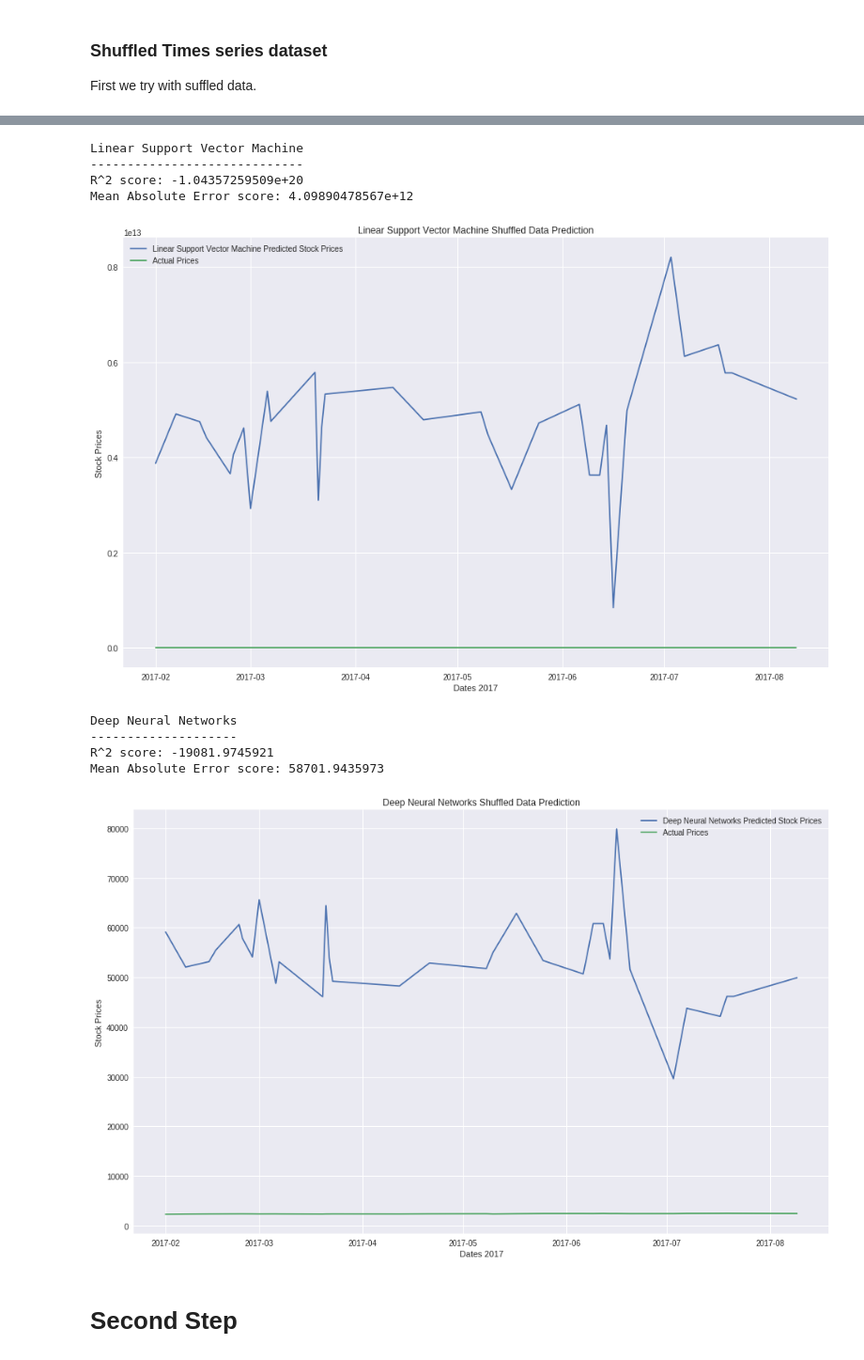
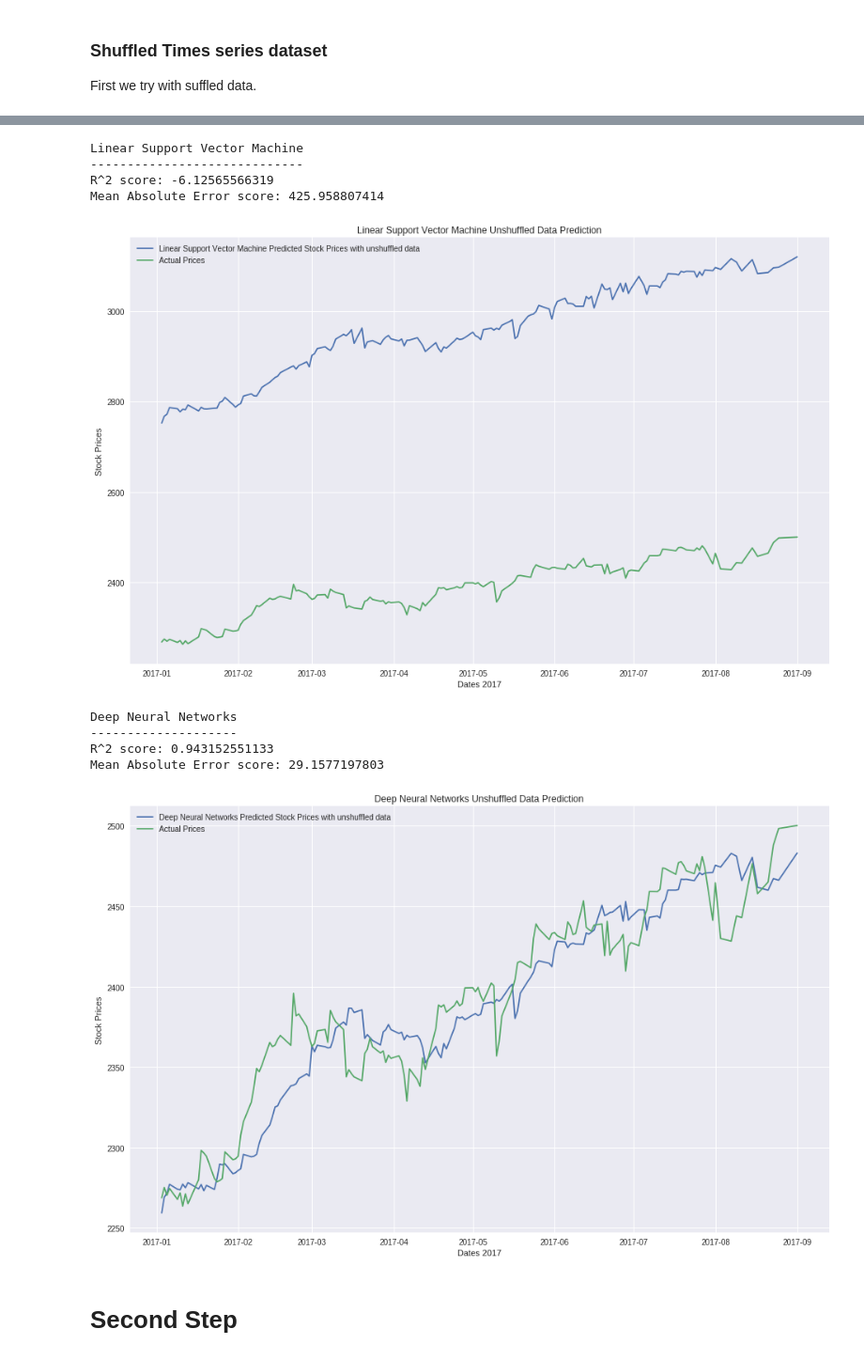
Before and after one commit to edantonio505/capstone_report, a Jupyter notebook: capstone_report.ipynb, the cells around one changed output, grey strips where cells are left out. Shown at 94% size. Cells and saved outputs as stored; diff of their text form; code cells hidden in the pictures.

```diff
--- a/capstone_report.ipynb
+++ b/capstone_report.ipynb
@@ -200,0 +183,33 @@ df_no_headlines.head()
+# %%
+data = getMainDataset(single_ticker=single_ticker, headlines=True, current_headlines=collect_current_headlines)
+# =============================================
+# 				No headlines
+# =============================================
+
+data['predicted_stock_price'] = data['Adj Close'].shift(-days_in_advanced)
+data = data[:-days_in_advanced]
+
+chosen_cols = [
+    'Adj Close',
+    'predicted_stock_price',
+    'Volume'
+]
+data['Volume'] = data['Volume'] / (data['Adj Close'].max() * 10000) + data['Adj Close'].mean()
+
+
+# #Set number of days and standard deviations to use for rolling lookback period for Bollinger band calculation
+no_of_std = 2
+window_roll = 20
+df_no_headlines = data[chosen_cols]
+df_no_headlines.plot(figsize=(16,10))
+#Calculate rolling mean and standard deviation using number of days set above
+rolling_mean = df_no_headlines['Adj Close'].rolling(window_roll).mean()
+rolling_std = df_no_headlines['Adj Close'].rolling(window_roll).std()
+#create two new DataFrame columns to hold values of upper and lower Bollinger bands
+df_no_headlines['rolling_mean'] = rolling_mean
+df_no_headlines['upper_band'] = rolling_mean + (rolling_std * no_of_std)
+df_no_headlines['lower_band'] = rolling_mean - (rolling_std * no_of_std)
+df_no_headlines.fillna(0, inplace=True)
+
+df_no_headlines.tail()
+# =============================================
@@ -364,8 +373,6 @@ MLPRModel = MLPRegressor(hidden_layer_sizes=(100,200,100), activation='relu', ba
 # %%
 feature_cols = [
     'Adj Close',
-    'high_low_volatility_pct',
-    'daily_pct_change',
     'Volume',
     'rolling_mean',
     'upper_band',
@@ -399,7 +406,7 @@ for model_name, prediction_model in zip(names, models):
         prediction_model,
         df_no_headlines,
         plot=True,
-        shuffle=True,
+        shuffle=False,
         test_size=0.2,
         labels=label_cols,
         features=feature_cols,
@@ -425,13 +432,13 @@ Mean Absolute Error score: 330.700918363
 Linear Support Vector Machine
 -----------------------------
-R^2 score: -1.04357259509e+20
-Mean Absolute Error score: 4.09890478567e+12
+R^2 score: -6.12565566319
+Mean Absolute Error score: 425.958807414
-[figure, old version]
+[figure, new version]
 Deep Neural Networks
 --------------------
-R^2 score: -19081.9745921
-Mean Absolute Error score: 58701.9435973
+R^2 score: 0.943152551133
+Mean Absolute Error score: 29.1577197803
-[figure, old version]
+[figure, new version]
 # %% [markdown]
 # Second Step
 # %% [markdown]
```
Also changed, not shown: parts of 28 cells of this notebook.
